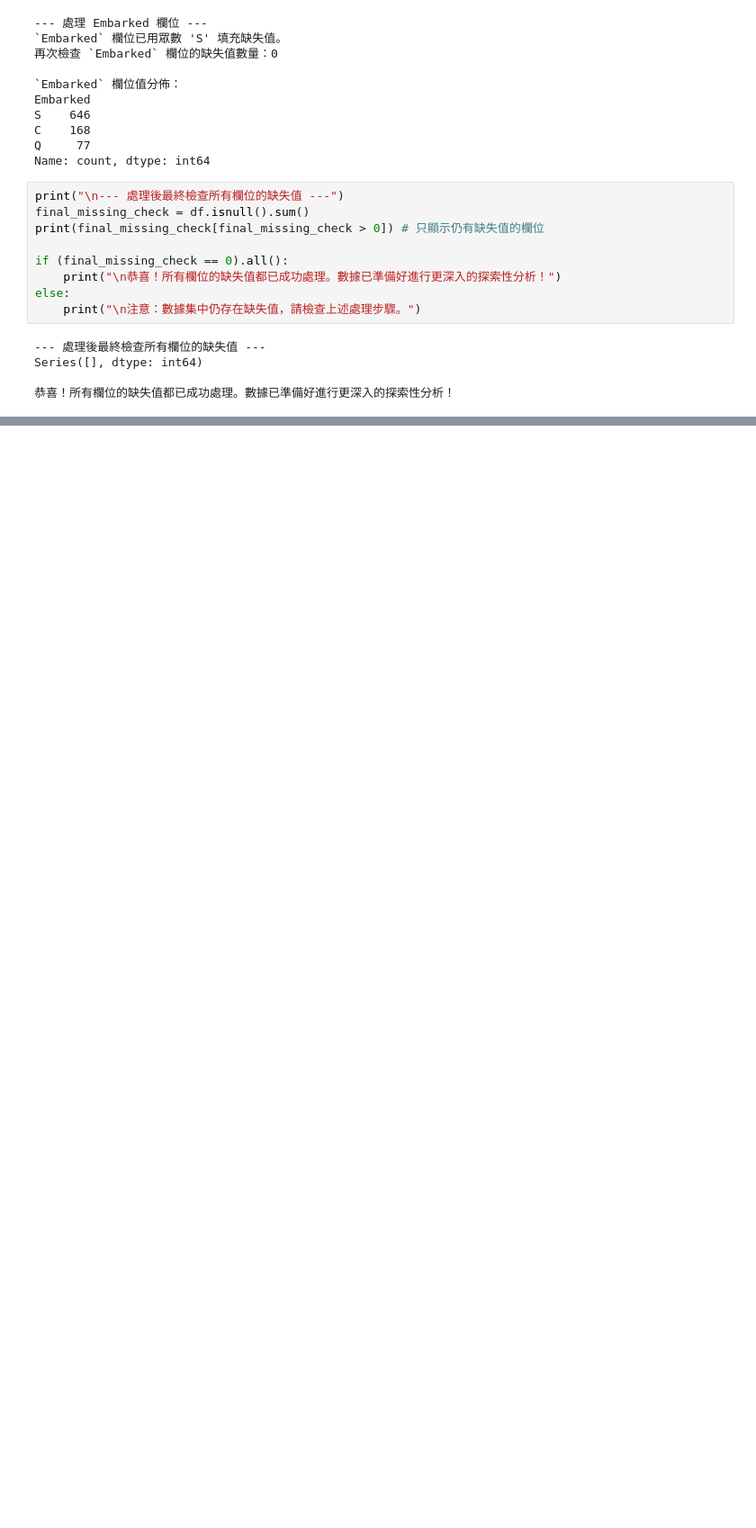
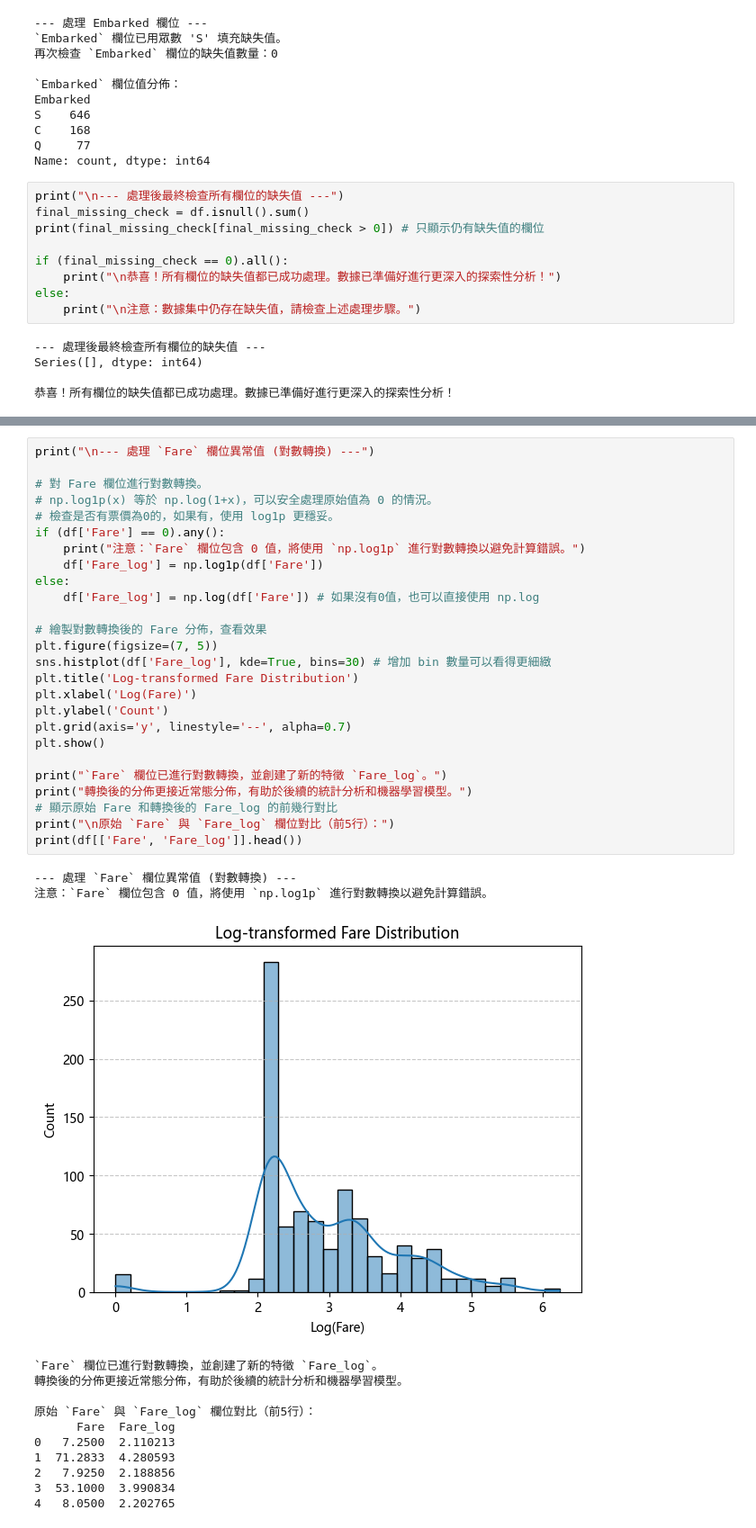
Before and after one commit to Anakin871103/IanLi-Data-Analytics-Projects, a Jupyter notebook: notebooks/01_Exploratory_Data_Analysis/Projects/001_EDA_Titanic_Survival_Analysis/notebook/Titanic_EDA_Survival_Analysis.ipynb, the cells around one changed output, grey strips where cells are left out. Shown: that part at 90% size. Saved outputs shown, nothing was run; the diff lists cells and outputs as text; blank space fills up the shorter version.

```diff
--- a/notebooks/01_Exploratory_Data_Analysis/Projects/001_EDA_Titanic_Survival_Analysis/notebook/Titanic_EDA_Survival_Analysis.ipynb
+++ b/notebooks/01_Exploratory_Data_Analysis/Projects/001_EDA_Titanic_Survival_Analysis/notebook/Titanic_EDA_Survival_Analysis.ipynb
@@ -260,0 +265,40 @@ print("   - **決策：** 為了減少其在統計分析或機器學習模型中
+# %%
+print("\n--- 處理 `Fare` 欄位異常值 (對數轉換) ---")
+
+# 對 Fare 欄位進行對數轉換。
+# np.log1p(x) 等於 np.log(1+x)，可以安全處理原始值為 0 的情況。
+# 檢查是否有票價為0的，如果有，使用 log1p 更穩妥。
+if (df['Fare'] == 0).any():
+    print("注意：`Fare` 欄位包含 0 值，將使用 `np.log1p` 進行對數轉換以避免計算錯誤。")
+    df['Fare_log'] = np.log1p(df['Fare'])
+else:
+    df['Fare_log'] = np.log(df['Fare']) # 如果沒有0值，也可以直接使用 np.log
+
+# 繪製對數轉換後的 Fare 分佈，查看效果
+plt.figure(figsize=(7, 5))
+sns.histplot(df['Fare_log'], kde=True, bins=30) # 增加 bin 數量可以看得更細緻
+plt.title('Log-transformed Fare Distribution')
+plt.xlabel('Log(Fare)')
+plt.ylabel('Count')
+plt.grid(axis='y', linestyle='--', alpha=0.7)
+plt.show()
+
+print("`Fare` 欄位已進行對數轉換，並創建了新的特徵 `Fare_log`。")
+print("轉換後的分佈更接近常態分佈，有助於後續的統計分析和機器學習模型。")
+# 顯示原始 Fare 和轉換後的 Fare_log 的前幾行對比
+print("\n原始 `Fare` 與 `Fare_log` 欄位對比（前5行）：")
+print(df[['Fare', 'Fare_log']].head())
+# %% [output]
+--- 處理 `Fare` 欄位異常值 (對數轉換) ---
+注意：`Fare` 欄位包含 0 值，將使用 `np.log1p` 進行對數轉換以避免計算錯誤。
+[figure, added]
+`Fare` 欄位已進行對數轉換，並創建了新的特徵 `Fare_log`。
+轉換後的分佈更接近常態分佈，有助於後續的統計分析和機器學習模型。
+
+原始 `Fare` 與 `Fare_log` 欄位對比（前5行）：
+      Fare  Fare_log
+0   7.2500  2.110213
+1  71.2833  4.280593
+2   7.9250  2.188856
+3  53.1000  3.990834
+4   8.0500  2.202765
```
Also changed, not shown: parts of 8 cells of this notebook.
